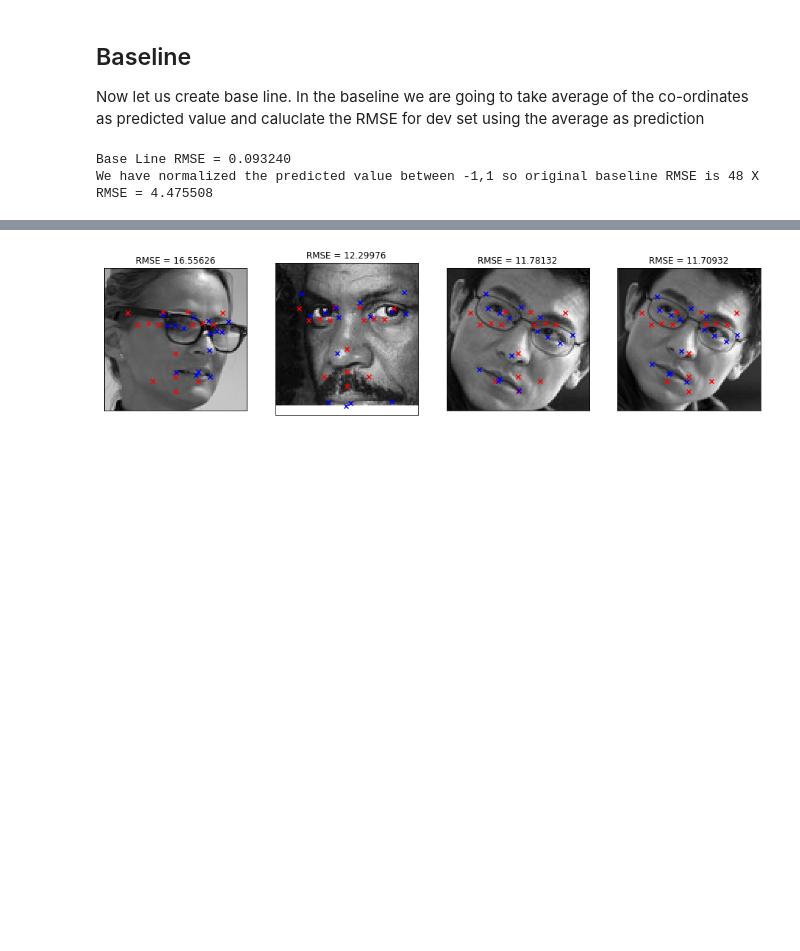
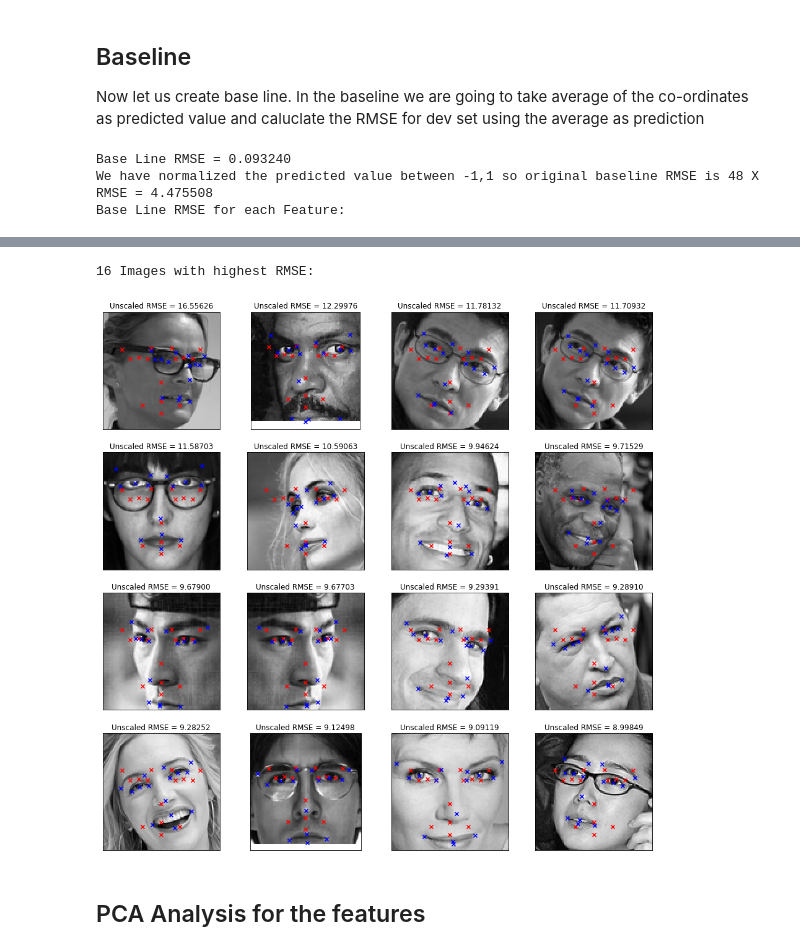
Before and after one commit to anupjha10/W207_ML_FINAL_Project, a Jupyter notebook: Final_Project_Anish_Anup.ipynb, the cells around one changed output, grey strips where cells are left out. Drawn from its saved outputs; the diff is of its cells as text; code cells hidden in the pictures; blank space fills up the shorter version.

```diff
--- a/Final_Project_Anish_Anup.ipynb
+++ b/Final_Project_Anish_Anup.ipynb
@@ -174,7 +180,7 @@ selected_image_X_flip = selected_image_X_flip[:,::-1,...]
 selected_image_X_flip = selected_image_X_flip.ravel()
 # We only need to flip the x axis of the keypoints
 selected_image_Y_flip = selected_image_Y.copy()
-selected_image_Y_flip[0:31:2] = 95 - selected_image_Y_flip[0:31:2]
+selected_image_Y_flip[0:30:2] = 95 - selected_image_Y_flip[0:30:2]
 #Also flip the left to right
 flip_index_pairs = [(0,2),(1,3),(4,8),(5,9),(6,10),(7,11),(12,16),(13,17),(14,18),(15,19),(22,24),(23,25)]
 for flipi in flip_index_pairs:
@@ -216,7 +222,7 @@ def getData():
         X_flip_temp = X_flip_temp[:,::-1,...]
         X_flip[n]   = X_flip_temp.ravel()
 
-    Y_flip[:,0:31:2] = 95 - Y_flip[:,0:31:2]
+    Y_flip[:,0:30:2] = 95 - Y_flip[:,0:30:2]
     #print(Y_original[40])
     #print(Y_flip[40])
     flip_index_pairs = [(0,2),(1,3),(4,8),(5,9),(6,10),(7,11),(12,16),(13,17),(14,18),(15,19),(22,24),(23,25)]
@@ -260,31 +266,78 @@ Dev Y Shape : (856, 30)
 # %% [markdown]
 ## Baseline
 Now let us create base line. In the baseline we are going to take average of the co-ordinates as predicted value and caluclate the RMSE for dev set using the average as prediction
+# %%
+#Create utility function which caluculates the RMSE for whole set ,each example,each feature
+def compute_rmse(Y_true,Y_pred):
+    RMSE = np.sqrt(np.sum(np.square(Y_pred-Y_true))/(Y_true.shape[0]*15))
+    RMSE_unscaled = 48*RMSE
+    RMSE_eachexample = np.sqrt(np.sum(np.square(Y_pred-Y_true),axis=1)/15)
+    RMSE_eachexample_unscaled = 48*RMSE_eachexample
+    RMSE_each_feature = np.sqrt(np.sum(np.square(Y_pred[:,0:30:2]-Y_true[:,0:30:2])\
+                                                 +np.square(Y_pred[:,1:30:2]-Y_true[:,1:30:2])\
+                                                 ,axis=0)\
+                                        /Y_true.shape[0])
+    RMSE_each_feature_unscaled = 48*RMSE_each_feature
+    return RMSE,RMSE_unscaled,RMSE_eachexample,RMSE_eachexample_unscaled,RMSE_each_feature,RMSE_each_feature_unscaled
 # %%
-Y_baseLine_predictions = np.mean(Y_train,axis=0)
-base_line_RMSE = np.sqrt(np.sum(np.square(Y_baseLine_predictions-Y_dev))/(Y_dev.shape[0]*15))
+Y_baseLine_predictions = np.mean(Y_train,axis=0).reshape(1,30)
+
+base_line_RMSE,base_line_RMSE_unscaled,base_line_RMSE_eachexample,base_line_RMSE_eachexample_unscaled,\
+base_line_RMSE_each_feature,base_line_RMSE_each_feature_unscaled = compute_rmse(Y_dev,Y_baseLine_predictions)
+
 print("Base Line RMSE = %.6f "%(base_line_RMSE))
 
 print("We have normalized the predicted value between -1,1 so original baseline RMSE is 48 X RMSE = %.6f"\
-      %(base_line_RMSE*48))
-base_line_RMSE_eachexample = np.sqrt(np.sum(np.square(Y_baseLine_predictions-Y_dev),axis=1)/15)
+      %(base_line_RMSE_unscaled))
+#base_line_RMSE_eachexample = np.sqrt(np.sum(np.square(Y_baseLine_predictions-Y_dev),axis=1)/15)
+#base_line_RMSE_eachexample_unscaled = 48*base_line_RMSE_eachexample
+#base_line_RMSE_each_feature = np.sqrt(np.sum(np.square(Y_baseLine_predictions[:,0:30:2]-Y_dev[:,0:30:2])\
+#                                             +np.square(Y_baseLine_predictions[:,1:30:2]-Y_dev[:,1:30:2])\
+#                                             ,axis=0)\
+#                                            /Y_dev.shape[0])
+#base_line_RMSE_each_feature_unscaled = 48*base_line_RMSE_each_feature
+
+feature_names = ['left_eye_center'
+,'right_eye_center'
+,'left_eye_inner_corner'
+,'left_eye_outer_corner'
+,'right_eye_inner_corner'
+,'right_eye_outer_corner'
+,'left_eyebrow_inner_end'
+,'left_eyebrow_outer_end'
+,'right_eyebrow_inner_end'
+,'right_eyebrow_outer_end'
+,'nose_tip'
+,'mouth_left_corner'
+,'mouth_right_corner'
+,'mouth_center_top_lip'
+,'mouth_center_bottom_lip']
+
+
+base_line_RMSE_each_feature_unscaled_df = pd.DataFrame(data=base_line_RMSE_each_feature_unscaled,
+                                                       columns=['Baseline RMSE'],
+                                                       index=feature_names)
+print("Base Line RMSE for each Feature:")
+display(base_line_RMSE_each_feature_unscaled_df)
 #Let us plot 4 dev set images with most RMSE
 #print(base_line_RMSE_eachexample[np.argsort(base_line_RMSE_eachexample,axis=0)[-4:]][::-1])
 
 #print(np.argsort(base_line_RMSE_eachexample,axis=0)[-4:][::-1])
 #print(base_line_RMSE_eachexample[784])
-fig = plt.figure(figsize=(16, 4))
+print("16 Images with highest RMSE:")
+fig = plt.figure(figsize=(16, 16))
 count = 1
-for i in np.argsort(base_line_RMSE_eachexample,axis=0)[-4:][::-1] :
-    ax = fig.add_subplot(1, 4, count, xticks=[], yticks=[])
+for i in np.argsort(base_line_RMSE_eachexample,axis=0)[-16:][::-1] :
+    ax = fig.add_subplot(4, 4, count, xticks=[], yticks=[])
     ax.imshow((X_dev[i]).reshape(96,96),cmap='gray')
-    ax.scatter(Y_baseLine_predictions[0::2]*48+48,
-               Y_baseLine_predictions[1::2]*48+48,marker='x',color='red')
-    ax.scatter(Y_dev[i][0::2]*48+48,
-               Y_dev[i][1::2]*48+48,marker='x',color='blue')
-    ax.set_title("RMSE = %.5f"%(base_line_RMSE_eachexample[i]*48))
+    ax.scatter(Y_baseLine_predictions[0,0::2]*48+48,
+               Y_baseLine_predictions[0,1::2]*48+48,marker='x',color='red')
+    ax.scatter(Y_dev[i,0::2]*48+48,
+               Y_dev[i,1::2]*48+48,marker='x',color='blue')
+    ax.set_title("Unscaled RMSE = %.5f"%(base_line_RMSE_eachexample_unscaled[i]))
     count +=1
 plt.show()
 # %% [output]
 Base Line RMSE = 0.093240
 We have normalized the predicted value between -1,1 so original baseline RMSE is 48 X RMSE = 4.475508
+Base Line RMSE for each Feature:
@@ -291 +360,4 @@ We have normalized the predicted value between -1,1 so original baseline RMSE is
+16 Images with highest RMSE:
-[figure, old version]
+[figure, new version]
+# %% [markdown]
+## PCA Analysis for the features
```
Also changed, not shown: parts of 19 cells of this notebook.
